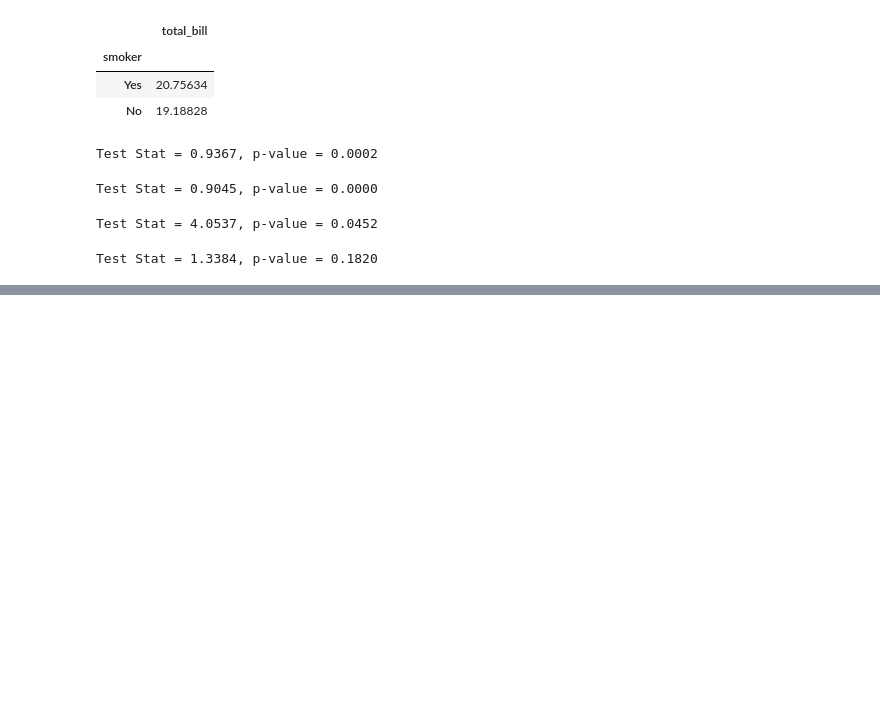
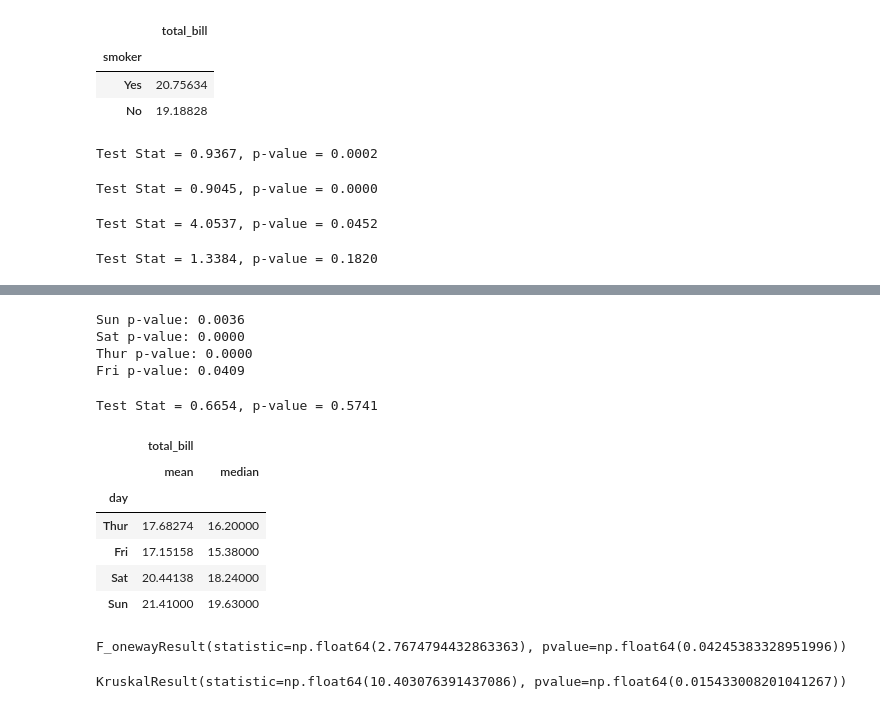
Before and after one commit to berkcangumusisik/DataScienceBootcamp21.Grup, a Jupyter notebook: 03.Recommendation Systems/05.AB Testing.ipynb, the cells around one changed output, grey strips where cells are left out. Saved outputs shown, nothing was run; the diff lists cells and outputs as text; code cells hidden in the pictures; blank space fills up the shorter version.

```diff
--- a/03.Recommendation Systems/05.AB Testing.ipynb
+++ b/03.Recommendation Systems/05.AB Testing.ipynb
@@ -339,0 +484,52 @@ Test Stat = 1.3384, p-value = 0.1820
+# %%
+# 1. Hipotezleri kur
+# H0: Pazartesi = Salı = Çarşamba = Perşembe (m1 = m2 = m3 = m4)
+# Grup ortalamaları arasında fark yoktur.
+# H1: En az bir grup ortalaması farklıdır.
+
+for group in list(df["day"].unique()):
+    pvalue = shapiro(df.loc[df["day"] == group, "total_bill"])[1]
+    print(group, "p-value: %.4f" % pvalue)
+# %% [output]
+Sun p-value: 0.0036
+Sat p-value: 0.0000
+Thur p-value: 0.0000
+Fri p-value: 0.0409
+# %%
+# H0: Varyans Homojenliği varsayımı sağlanıyor.
+
+test_stat, p_value = levene(df.loc[df["day"] == "Thur", "total_bill"],
+                            df.loc[df["day"] == "Fri", "total_bill"],
+                            df.loc[df["day"] == "Sat", "total_bill"],
+                            df.loc[df["day"] == "Sun", "total_bill"])
+print('Test Stat = %.4f, p-value = %.4f' % (test_stat, p_value))
+# %% [output]
+Test Stat = 0.6654, p-value = 0.5741
+# %%
+# Hiçbiri sağlanmıyor.
+df.groupby("day").agg({"total_bill": ["mean", "median"]})
+# %% [output]
+|  | total_bill |  |
+|  | mean | median |
+| day |  |  |
+| Thur | 17.68274 | 16.20000 |
+| Fri | 17.15158 | 15.38000 |
+| Sat | 20.44138 | 18.24000 |
+| Sun | 21.41000 | 19.63000 |
+# %%
+# H0: Grup ortalamaları arasında istatistiksel olarak anlamlı fark yoktur
+
+# parametrik anova testi:
+f_oneway(df.loc[df["day"] == "Thur", "total_bill"],
+         df.loc[df["day"] == "Fri", "total_bill"],
+         df.loc[df["day"] == "Sat", "total_bill"],
+         df.loc[df["day"] == "Sun", "total_bill"])
+# %% [output]
+F_onewayResult(statistic=np.float64(2.7674794432863363), pvalue=np.float64(0.04245383328951996))
+# %%
+kruskal(df.loc[df["day"] == "Thur", "total_bill"],
+        df.loc[df["day"] == "Fri", "total_bill"],
+        df.loc[df["day"] == "Sat", "total_bill"],
+        df.loc[df["day"] == "Sun", "total_bill"])
+# %% [output]
+KruskalResult(statistic=np.float64(10.403076391437086), pvalue=np.float64(0.015433008201041267))
```
Also changed, not shown: parts of 15 cells of this notebook.
